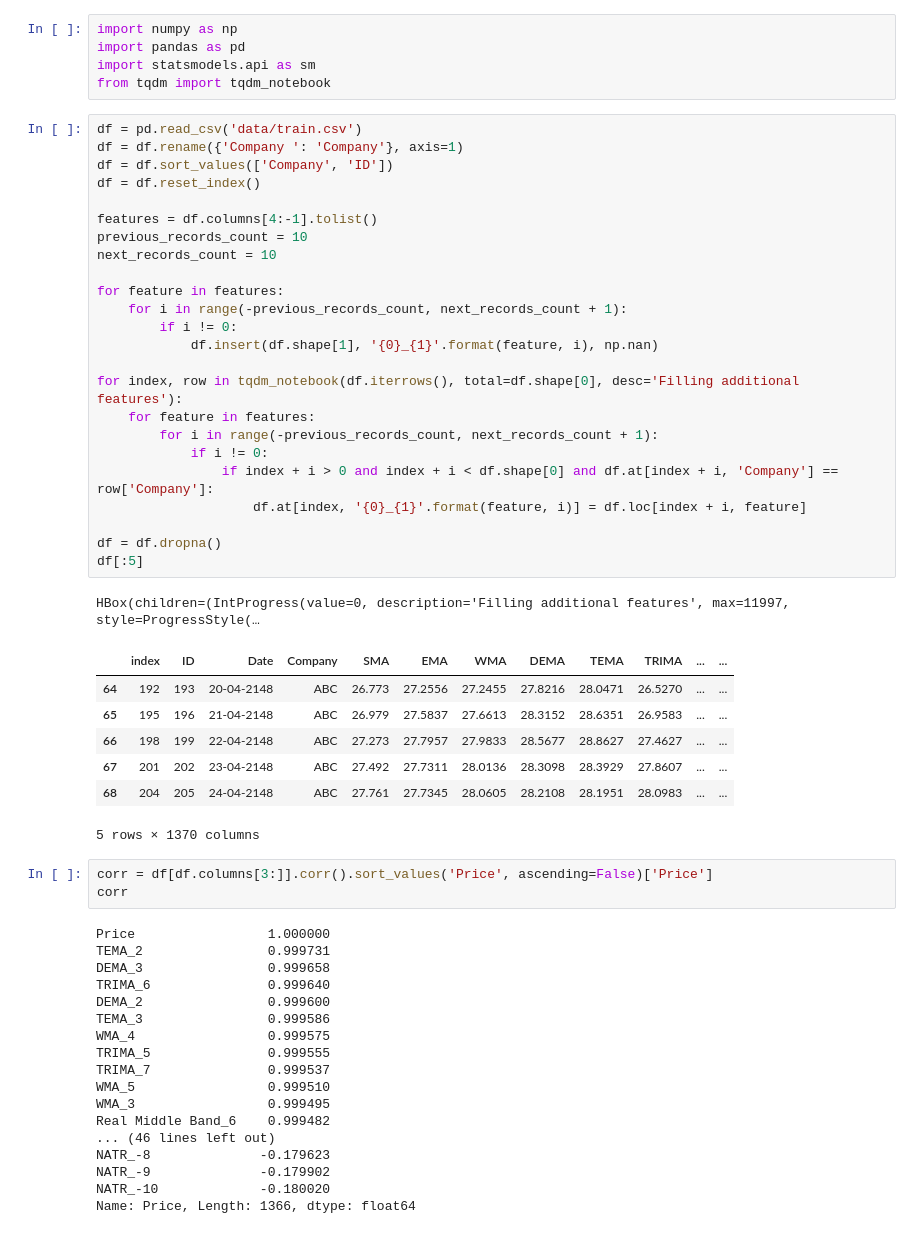
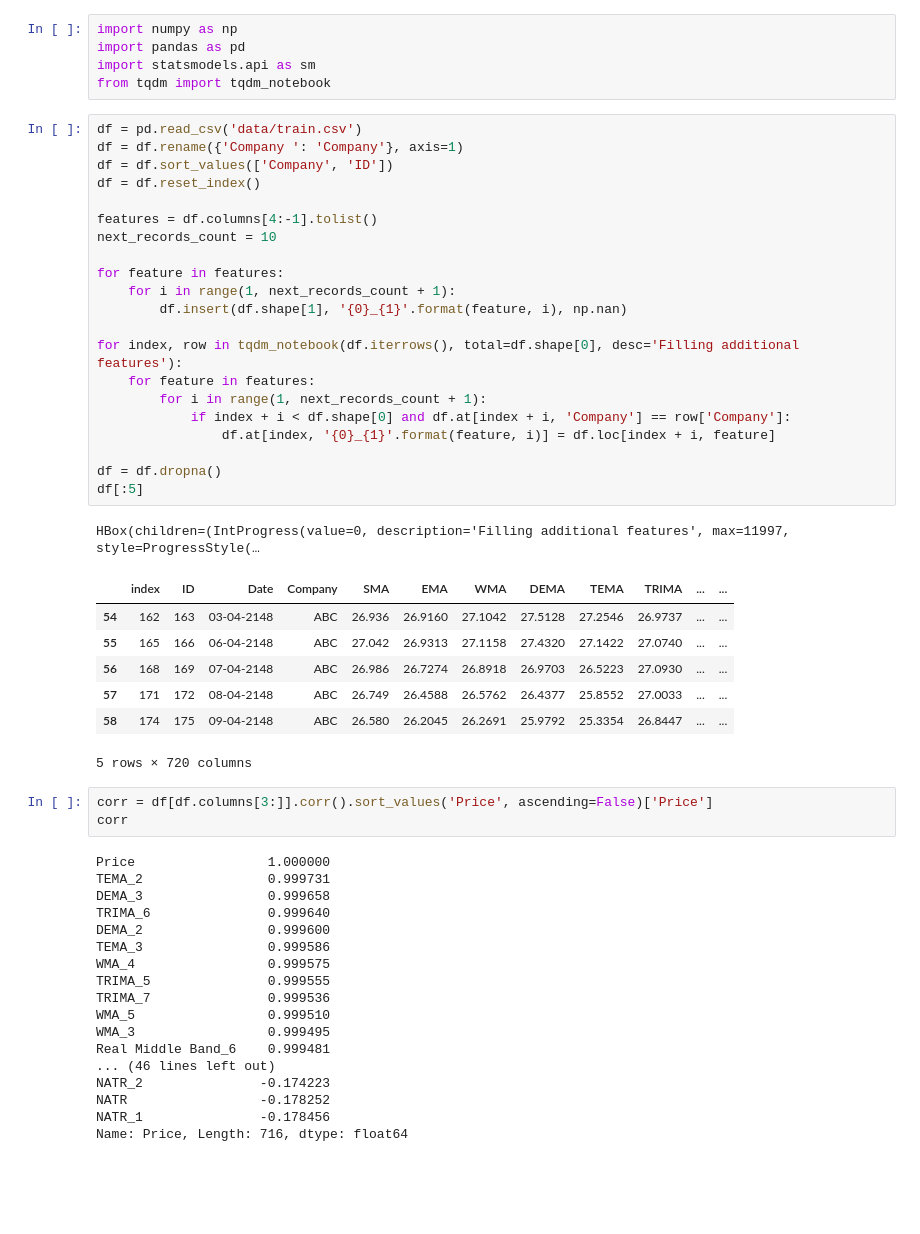
Before and after one commit to jmerle/freedom-from-uncertainty, a Jupyter notebook: Freedom_from_Uncertainty.ipynb, the cells around one changed output. Cells and saved outputs as stored; diff of their text form; blank space fills up the shorter version.

```diff
--- a/Freedom_from_Uncertainty.ipynb
+++ b/Freedom_from_Uncertainty.ipynb
@@ -6,36 +6,33 @@ from tqdm import tqdm_notebook
 # %%
 df = pd.read_csv('data/train.csv')
 df = df.rename({'Company ': 'Company'}, axis=1)
 df = df.sort_values(['Company', 'ID'])
 df = df.reset_index()
 
 features = df.columns[4:-1].tolist()
-previous_records_count = 10
 next_records_count = 10
 
 for feature in features:
-    for i in range(-previous_records_count, next_records_count + 1):
-        if i != 0:
-            df.insert(df.shape[1], '{0}_{1}'.format(feature, i), np.nan)
+    for i in range(1, next_records_count + 1):
+        df.insert(df.shape[1], '{0}_{1}'.format(feature, i), np.nan)
 
 for index, row in tqdm_notebook(df.iterrows(), total=df.shape[0], desc='Filling additional features'):
     for feature in features:
-        for i in range(-previous_records_count, next_records_count + 1):
-            if i != 0:
-                if index + i > 0 and index + i < df.shape[0] and df.at[index + i, 'Company'] == row['Company']:
-                    df.at[index, '{0}_{1}'.format(feature, i)] = df.loc[index + i, feature]
+        for i in range(1, next_records_count + 1):
+            if index + i < df.shape[0] and df.at[index + i, 'Company'] == row['Company']:
+                df.at[index, '{0}_{1}'.format(feature, i)] = df.loc[index + i, feature]
 
 df = df.dropna()
 df[:5]
 # %% [output]
 HBox(children=(IntProgress(value=0, description='Filling additional features', max=11997, style=ProgressStyle(…
 |  | index | ID | Date | Company | SMA | EMA | WMA | DEMA | TEMA | TRIMA | ... | ... |
-| 64 | 192 | 193 | 20-04-2148 | ABC | 26.773 | 27.2556 | 27.2455 | 27.8216 | 28.0471 | 26.5270 | ... | ... |
-| 65 | 195 | 196 | 21-04-2148 | ABC | 26.979 | 27.5837 | 27.6613 | 28.3152 | 28.6351 | 26.9583 | ... | ... |
-| 66 | 198 | 199 | 22-04-2148 | ABC | 27.273 | 27.7957 | 27.9833 | 28.5677 | 28.8627 | 27.4627 | ... | ... |
-| 67 | 201 | 202 | 23-04-2148 | ABC | 27.492 | 27.7311 | 28.0136 | 28.3098 | 28.3929 | 27.8607 | ... | ... |
-| 68 | 204 | 205 | 24-04-2148 | ABC | 27.761 | 27.7345 | 28.0605 | 28.2108 | 28.1951 | 28.0983 | ... | ... |
+| 54 | 162 | 163 | 03-04-2148 | ABC | 26.936 | 26.9160 | 27.1042 | 27.5128 | 27.2546 | 26.9737 | ... | ... |
+| 55 | 165 | 166 | 06-04-2148 | ABC | 27.042 | 26.9313 | 27.1158 | 27.4320 | 27.1422 | 27.0740 | ... | ... |
+| 56 | 168 | 169 | 07-04-2148 | ABC | 26.986 | 26.7274 | 26.8918 | 26.9703 | 26.5223 | 27.0930 | ... | ... |
+| 57 | 171 | 172 | 08-04-2148 | ABC | 26.749 | 26.4588 | 26.5762 | 26.4377 | 25.8552 | 27.0033 | ... | ... |
+| 58 | 174 | 175 | 09-04-2148 | ABC | 26.580 | 26.2045 | 26.2691 | 25.9792 | 25.3354 | 26.8447 | ... | ... |
-5 rows × 1370 columns
+5 rows × 720 columns
 # %%
 corr = df[df.columns[3:]].corr().sort_values('Price', ascending=False)['Price']
 corr
@@ -48,13 +45,13 @@ DEMA_2                0.999600
 TEMA_3                0.999586
 WMA_4                 0.999575
 TRIMA_5               0.999555
-TRIMA_7               0.999537
+TRIMA_7               0.999536
 WMA_5                 0.999510
 WMA_3                 0.999495
-Real Middle Band_6    0.999482
+Real Middle Band_6    0.999481
 ... (46 lines left out)
-NATR_-8              -0.179623
-NATR_-9              -0.179902
-NATR_-10             -0.180020
-Name: Price, Length: 1366, dtype: float64
+NATR_2               -0.174223
+NATR                 -0.178252
+NATR_1               -0.178456
+Name: Price, Length: 716, dtype: float64
 # %%
```
Also changed, not shown: parts of 2 cells of this notebook, 3 other files.
